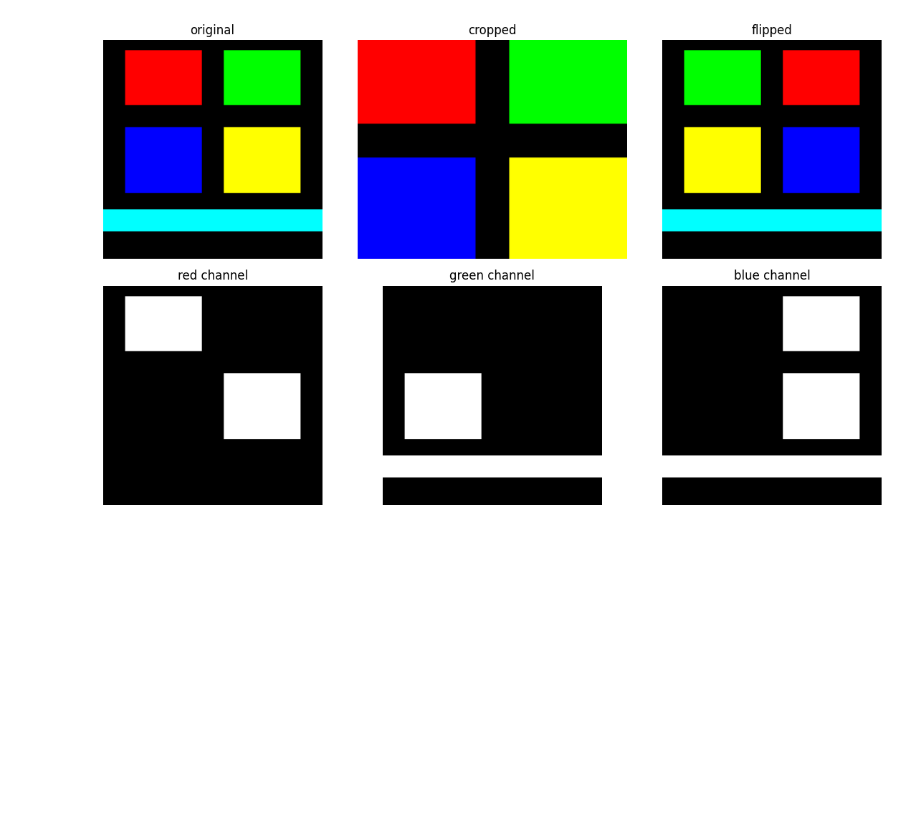
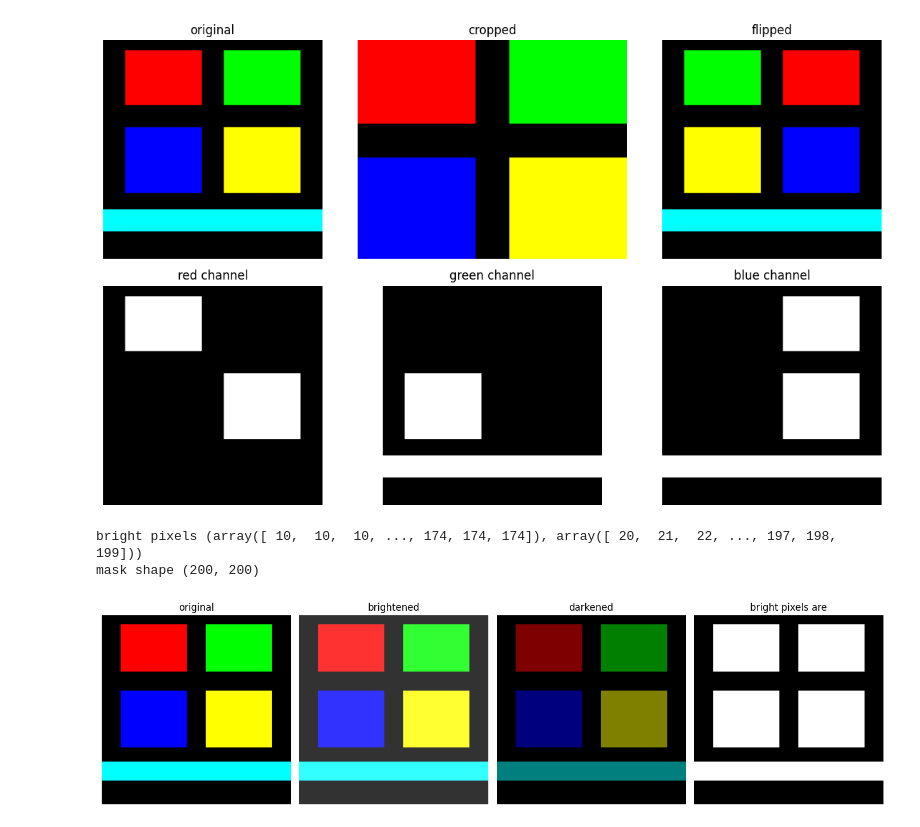
Before and after one commit to shabi-2-2/Numpy_project1, a Jupyter notebook: Project1.ipynb, the cells around one changed output. Saved outputs shown, nothing was run; the diff lists cells and outputs as text; code cells hidden in the pictures; blank space fills up the shorter version.

Commit message:
completed the brightness and boolean mask logic

```diff
--- a/Project1.ipynb
+++ b/Project1.ipynb
@@ -68,10 +68,41 @@ plt.show()
 # %%
 # brightness and boolean masking
 
 # increasing the brightness by 50
-bright_float = image1.astype(np.flaot32) + 50
+bright_float = image1.astype(np.float32) + 50
 brightened = np.clip(bright_float ,0,255).astype(np.uint8)
 
 # decreasing the brightness by 0.5(multiplying it by)
 dark_float = image1.astype(np.float32)*0.5
 darkened = np.clip(dark_float,0,255).astype(np.uint8)
+
+# creating a brightness mask to check which pixels are too bright(>200)
+bright_mask = np.max(image1,axis=2)>200
+
+print('bright pixels',np.nonzero(bright_mask))
+print('mask shape',bright_mask.shape)
+
+# plotting all the things
+
+fig,axes =plt.subplots(1,4,figsize=(14,4))
+
+axes[0].imshow(image1)
+axes[0].set_title('original')
+
+axes[1].imshow(brightened)
+axes[1].set_title('brightened')
+
+axes[2].imshow(darkened)
+axes[2].set_title('darkened')
+
+axes[3].imshow(bright_mask,cmap='grey')
+axes[3].set_title('bright pixels mask')
+
+for ax in axes:
+  ax.axis('off')
+plt.tight_layout()
+plt.show()
+# %% [output]
+bright pixels (array([ 10,  10,  10, ..., 174, 174, 174]), array([ 20,  21,  22, ..., 197, 198, 199]))
+mask shape (200, 200)
+[figure, added]
```
